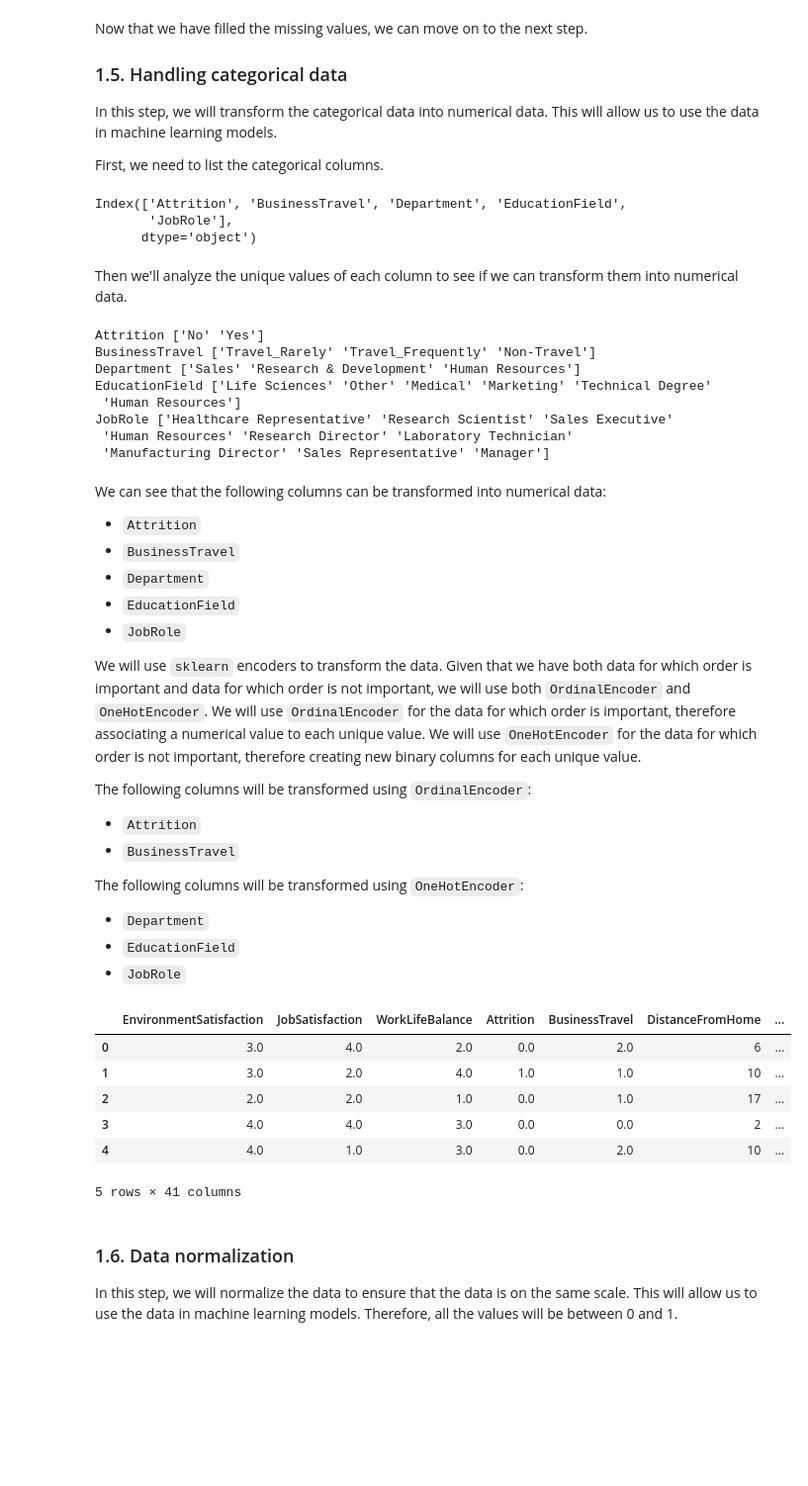
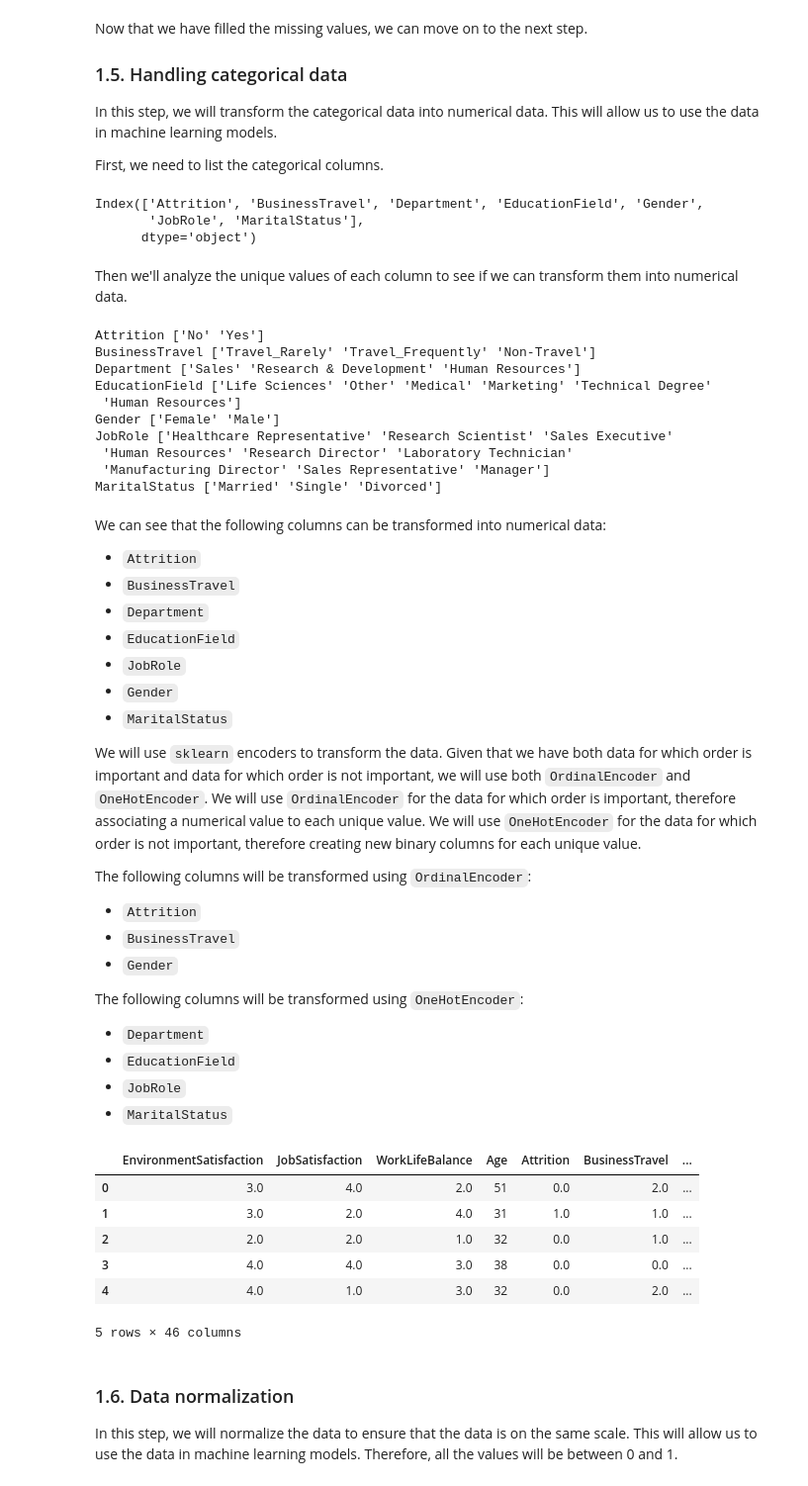
Before and after one commit to MaxMax6767/AI-Project, a Jupyter notebook: main non Ethic.ipynb, the cells around one changed output. Shown at 99% size. Drawn from its saved outputs; the diff is of its cells as text; code cells hidden in the pictures; blank space fills up the shorter version.

```diff
--- a/main non Ethic.ipynb
+++ b/main non Ethic.ipynb
@@ -128,4 +120,0 @@ We will therefore remove these columns from the dataset, not because they are ir
-# %%
-data = data.drop(columns=['Age', 'MaritalStatus', 'Gender'])
-
-data.head()
@@ -209,8 +185,8 @@ First, we need to list the categorical columns.
 # %%
 data.select_dtypes(include=['object']).columns
 # %% [output]
-Index(['Attrition', 'BusinessTravel', 'Department', 'EducationField',
-       'JobRole'],
+Index(['Attrition', 'BusinessTravel', 'Department', 'EducationField', 'Gender',
+       'JobRole', 'MaritalStatus'],
       dtype='object')
 # %% [markdown]
 Then we'll analyze the unique values of each column to see if we can transform them into numerical data.
@@ -223,9 +199,11 @@ BusinessTravel ['Travel_Rarely' 'Travel_Frequently' 'Non-Travel']
 Department ['Sales' 'Research & Development' 'Human Resources']
 EducationField ['Life Sciences' 'Other' 'Medical' 'Marketing' 'Technical Degree'
  'Human Resources']
+Gender ['Female' 'Male']
 JobRole ['Healthcare Representative' 'Research Scientist' 'Sales Executive'
  'Human Resources' 'Research Director' 'Laboratory Technician'
  'Manufacturing Director' 'Sales Representative' 'Manager']
+MaritalStatus ['Married' 'Single' 'Divorced']
 # %% [markdown]
 We can see that the following columns can be transformed into numerical data:
 - `Attrition`
@@ -233,6 +211,8 @@ We can see that the following columns can be transformed into numerical data:
 - `Department`
 - `EducationField`
 - `JobRole`
+- `Gender`
+- `MaritalStatus`
 
 We will use `sklearn` encoders to transform the data.
 Given that we have both data for which order is important and data for which order is not important, we will use both `OrdinalEncoder` and `OneHotEncoder`. We will use `OrdinalEncoder` for the data for which order is important, therefore associating a numerical value to each unique value. We will use `OneHotEncoder` for the data for which order is not important, therefore creating new binary columns for each unique value.
@@ -240,38 +220,40 @@ Given that we have both data for which order is important and data for which ord
 The following columns will be transformed using `OrdinalEncoder`:
 - `Attrition`
 - `BusinessTravel`
+- `Gender`
 
 The following columns will be transformed using `OneHotEncoder`:
 - `Department`
 - `EducationField`
 - `JobRole`
+- `MaritalStatus`
 # %%
 from sklearn.preprocessing import OrdinalEncoder, OneHotEncoder
 
 # Create the encoders
 ordinal_encoder = OrdinalEncoder()
 onehot_encoder = OneHotEncoder(sparse_output=False)
 
 # Transform the ordinal data
-ordinal_columns = ['Attrition', 'BusinessTravel']
+ordinal_columns = ['Attrition', 'BusinessTravel', 'Gender']
 data[ordinal_columns] = ordinal_encoder.fit_transform(data[ordinal_columns])
 
 # Transform the onehot data
-onehot_columns = ['Department', 'EducationField', 'JobRole']
+onehot_columns = ['Department', 'EducationField', 'JobRole','MaritalStatus']
 onehot_data = onehot_encoder.fit_transform(data[onehot_columns])
 onehot_data = pd.DataFrame(onehot_data, columns=onehot_encoder.get_feature_names_out(onehot_columns))
 data = pd.concat([data, onehot_data], axis=1)
 data = data.drop(columns=onehot_columns)
 
 data.head()
 # %% [output]
-|  | EnvironmentSatisfaction | JobSatisfaction | WorkLifeBalance | Attrition | BusinessTravel | DistanceFromHome | ... |
-| 0 | 3.0 | 4.0 | 2.0 | 0.0 | 2.0 | 6 | ... |
-| 1 | 3.0 | 2.0 | 4.0 | 1.0 | 1.0 | 10 | ... |
-| 2 | 2.0 | 2.0 | 1.0 | 0.0 | 1.0 | 17 | ... |
-| 3 | 4.0 | 4.0 | 3.0 | 0.0 | 0.0 | 2 | ... |
-| 4 | 4.0 | 1.0 | 3.0 | 0.0 | 2.0 | 10 | ... |
+|  | EnvironmentSatisfaction | JobSatisfaction | WorkLifeBalance | Age | Attrition | BusinessTravel | ... |
+| 0 | 3.0 | 4.0 | 2.0 | 51 | 0.0 | 2.0 | ... |
+| 1 | 3.0 | 2.0 | 4.0 | 31 | 1.0 | 1.0 | ... |
+| 2 | 2.0 | 2.0 | 1.0 | 32 | 0.0 | 1.0 | ... |
+| 3 | 4.0 | 4.0 | 3.0 | 38 | 0.0 | 0.0 | ... |
+| 4 | 4.0 | 1.0 | 3.0 | 32 | 0.0 | 2.0 | ... |
-5 rows × 41 columns
+5 rows × 46 columns
 # %% [markdown]
 ### 1.6. Data normalization
 
```
Also changed, not shown: parts of 9 cells of this notebook.
